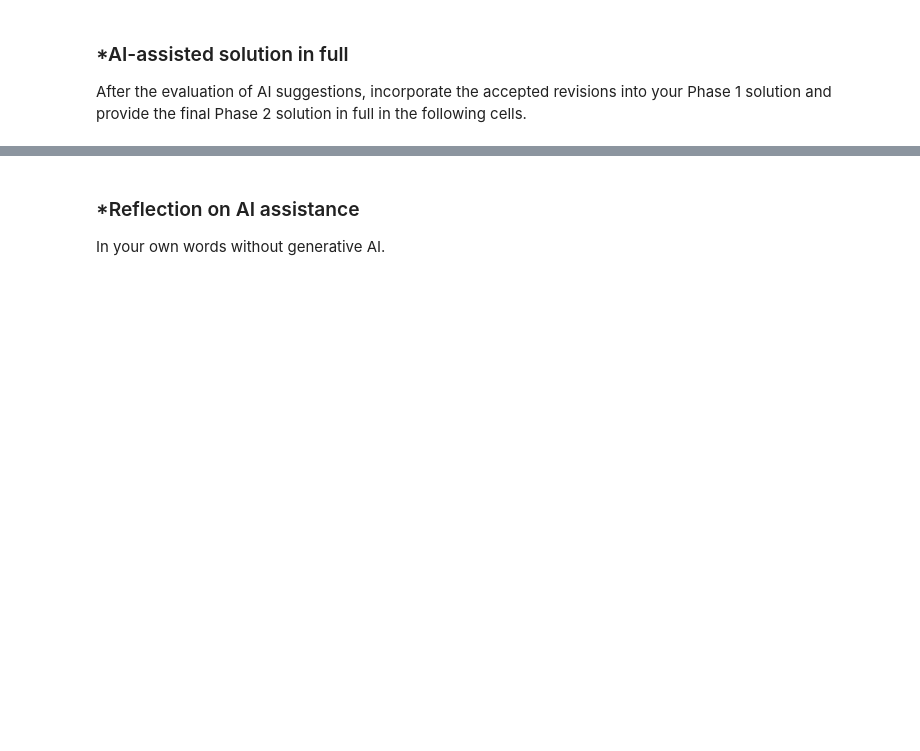
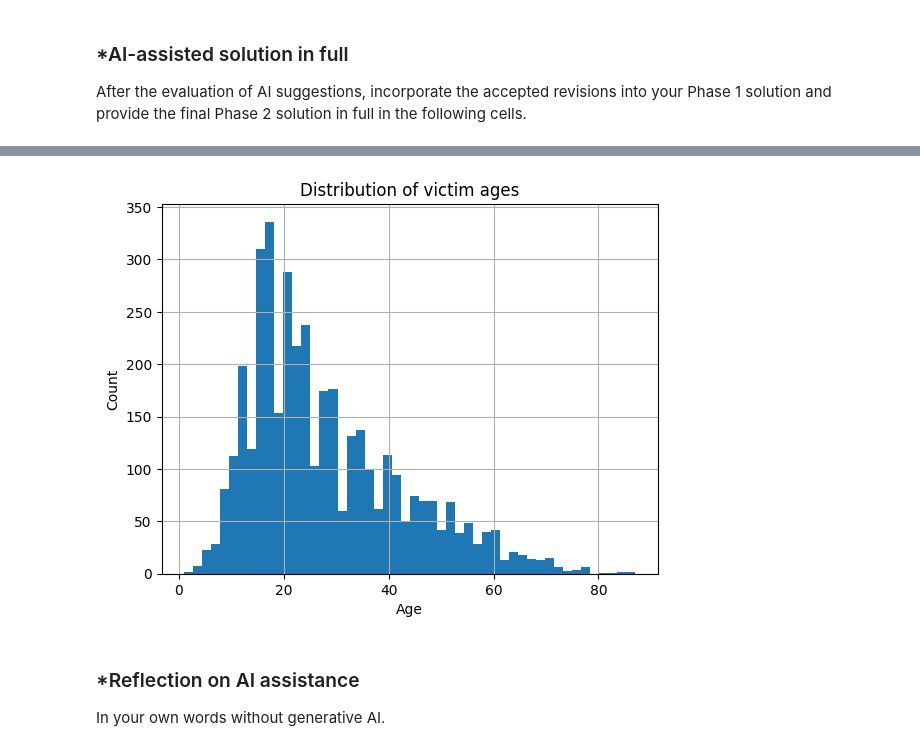
Before and after one commit to lanile200/A01-data-wrangling, a Jupyter notebook: notebook.ipynb, the cells around one changed output, grey strips where cells are left out. Cells and saved outputs as stored; diff of their text form; code cells hidden in the pictures; blank space fills up the shorter version.

Commit message:
Phase 2 Complete

```diff
--- a/notebook.ipynb
+++ b/notebook.ipynb
@@ -270,0 +363,78 @@ After the evaluation of AI suggestions, incorporate the accepted revisions into
+# %%
+# ============================================================
+# Question 2: Shark attack file (GSAF5.xls)
+# ============================================================
+
+df = pd.read_excel('GSAF5.xls')
+print(df.shape)
+
+# 2. Drop columns that contain no data at all
+before_cols = set(df.columns)
+df = df.dropna(how='all', axis=1)
+dropped_cols = before_cols - set(df.columns)
+print(f"Dropped {len(dropped_cols)} empty columns: {sorted(dropped_cols)}")
+print(df.shape, '\n')
+
+# 3. Clean the Year variable
+df['Year'] = pd.to_numeric(df['Year'], errors='coerce')
+print('Minimum Year: ',df['Year'].min())
+print('Maximum Year: ',df['Year'].max())
+print()
+# The years range from 0 to 2026.
+
+
+# Sorted chronologically, the trend is clearly upward since 1940, with a
+# steeper rise from roughly the 1990s onward -- attacks are increasing over
+# time, not flat or declining. (value_counts() alone sorts by frequency, not
+# by year, so plotting it directly -- as in the Phase 1 version -- produces
+# a chart whose x-axis is out of chronological order.)
+
+# 4. Clean Age and plot a histogram
+df['Age'] = pd.to_numeric(df['Age'], errors='coerce')
+n_valid_age = df['Age'].notna().sum()
+print(f"Age -- usable numeric values: {n_valid_age} of {len(df)}")
+ax = df['Age'].hist(bins=50)
+ax.set_title('Distribution of victim ages')
+ax.set_xlabel('Age')
+ax.set_ylabel('Count')
+print()
+
+# 5. Clean Sex and compute proportion male
+sex = df['Sex'].astype(str).str.strip().str.upper()
+
+def classify_sex(value):
+    has_m = 'M' in value
+    has_f = 'F' in value
+    if has_m and not has_f:
+        return 'M'
+    elif has_f and not has_m:
+        return 'F'
+    else:
+        return 'UNKNOWN'   # e.g. "M F", "M X 2" -> M only so it's fine above;
+                            # "?", ".", "N", "NAN" fall here
+
+df['Sex_clean'] = sex.apply(classify_sex)
+sex_counts = df['Sex_clean'].value_counts()
+print(sex_counts, '\n')
+
+prop_male = sex_counts.get('M', 0) / (sex_counts.get('M', 0) + sex_counts.get('F', 0))
+print(f"Proportion of victims (with a determinable single sex) that are male: {prop_male:.4f}")
+
+# 6. Clean Type into Provoked / Unprovoked / Unknown
+type_upper = df['Type'].astype(str).str.strip().str.upper()
+print('Raw Type values:', type_upper.unique(), '\n')
+
+def sort_type(value):
+    if 'UNPROVOKED' in value:      # check this first -- it contains "PROVOKED"
+        return 'Unprovoked'
+    elif 'PROVOKED' in value:
+        return 'Provoked'
+    else:
+        return 'Unknown'
+
+df['Type_clean'] = type_upper.apply(sort_type)
+prop_unprovoked = (df['Type_clean'] == 'Unprovoked').mean()
+print(f"Proportion of attacks that are unprovoked: {prop_unprovoked:.4f}")
+
+df.to_excel('GSAF5_clean.xlsx', index=False)
+# %% [output]
@@ -271,3 +461,4 @@ After the evaluation of AI suggestions, incorporate the accepted revisions into
+[figure, added]
 # %% [markdown]
 ### *Reflection on AI assistance
 In your own words without generative AI.
```
Also changed, not shown: parts of 11 cells of this notebook.
